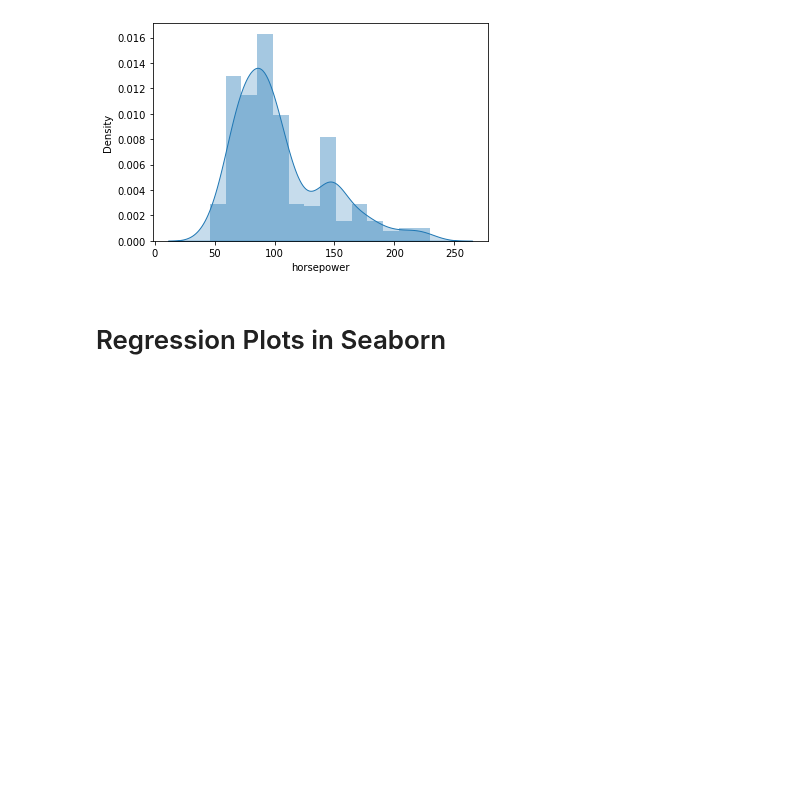
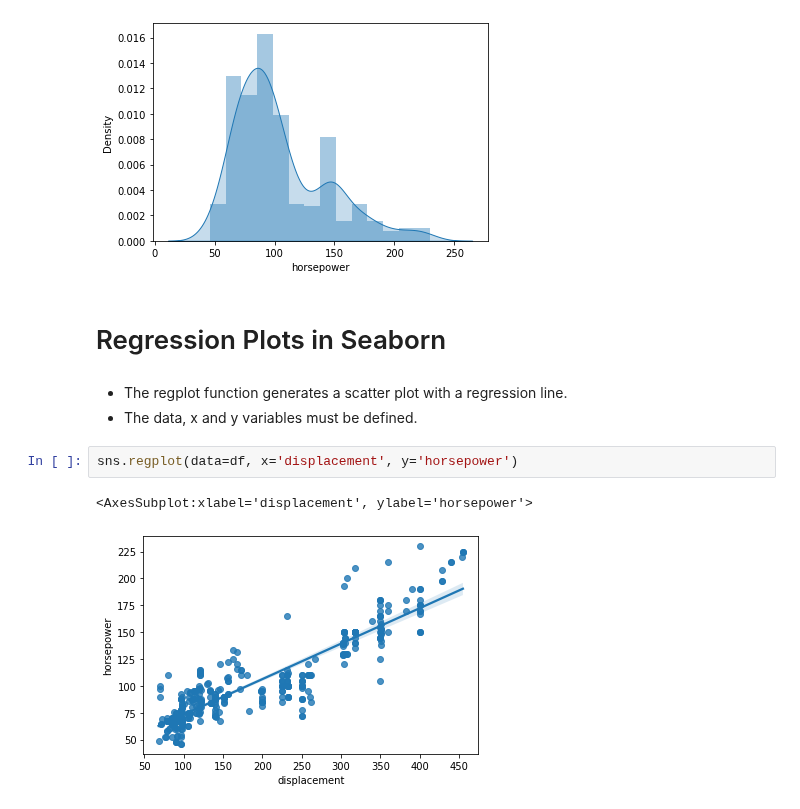
Before and after one commit to Jose-Servin/DataCamp, a Jupyter notebook: Courses/Intermediate_Seaborn/1.1_Intermediate_Seaborn.ipynb, the cells around one changed output. Saved outputs shown, nothing was run; the diff lists cells and outputs as text; blank space fills up the shorter version.

```diff
--- a/Courses/Intermediate_Seaborn/1.1_Intermediate_Seaborn.ipynb
+++ b/Courses/Intermediate_Seaborn/1.1_Intermediate_Seaborn.ipynb
@@ -42,3 +42,11 @@ sns.distplot(df['horsepower'], kde=True, kde_kws={'shade':True})
 [figure]
 # %% [markdown]
 # Regression Plots in Seaborn
+# %% [markdown]
+* The regplot function generates a scatter plot with a regression line.
+* The data, x and y variables must be defined.
+# %%
+sns.regplot(data=df, x='displacement', y='horsepower')
+# %% [output]
+<AxesSubplot:xlabel='displacement', ylabel='horsepower'>
+[figure, added]
```
Also changed, not shown: parts of 3 cells of this notebook.
